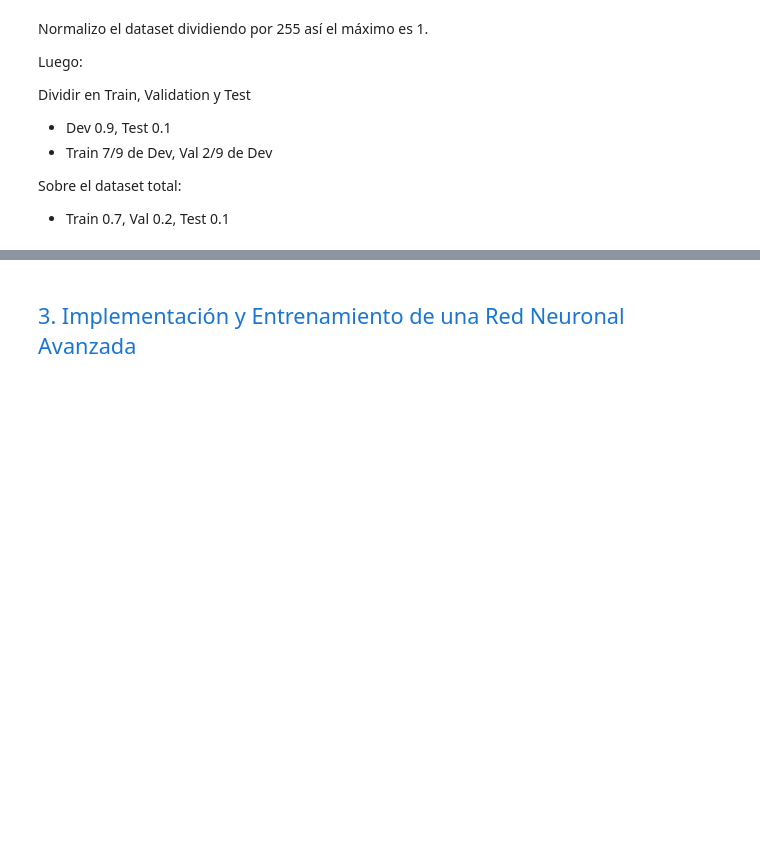
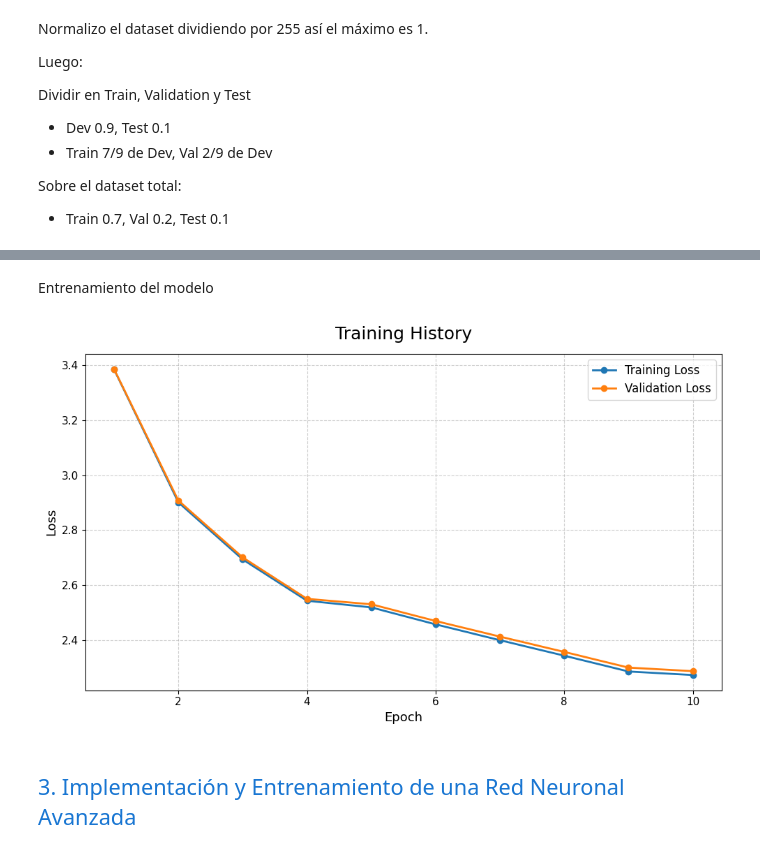
Before and after one commit to mathikneipp/emnist-neural-networks, a Jupyter notebook: notebooks/Entrega_TP3.ipynb, the cells around one changed output, grey strips where cells are left out. Cells and saved outputs as stored; diff of their text form; code cells hidden in the pictures; blank space fills up the shorter version.

```diff
--- a/notebooks/Entrega_TP3.ipynb
+++ b/notebooks/Entrega_TP3.ipynb
@@ -33,0 +41,3 @@ plot_random_images(X_images, image_shape=(28, 28), n=6)
+# %%
+input_dim = X_images.shape[1]
+print("Cantidad de 'features':", input_dim)
@@ -43,7 +55,7 @@ Dividir en Train, Validation y Test
 Sobre el dataset total:
 - Train 0.7, Val 0.2, Test 0.1
 # %%
-X_images, y_images = scaler(X_images), scaler(y_images)
+X_images = scaler(X_images)
 
 # Shuffle and split
 X_dev, y_dev, X_test, y_test = data_split(X_images, y_images, frac=0.8)
@@ -55,3 +78,35 @@ X_train, y_train, X_val, y_val = data_split(X_dev, y_dev, frac=7/9)
+# %%
+layers_m0 = [
+    DenseLayer(
+        input_dim=input_dim,
+        output_dim=128,
+        activation=ReLU(),
+        l2_regularization=0.),
+    DenseLayer(
+        input_dim=128,
+        output_dim=64,
+        activation=ReLU(),
+        l2_regularization=0.),
+    DenseLayer(
+        input_dim=64,
+        output_dim=output_dim,
+        activation=SoftMax(),
+        l2_regularization=0.)
+]
+
+m0 = SecuentialNeuralNetwork(
+    layers_m0,
+    GradientDescent(learning_rate=0.01),
+    CrossEntropy()
+)
+# %% [markdown]
+Entrenamiento del modelo
+# %%
+m0.fit(X=X_train, y=y_train, epochs=10, batch_size=128, X_val=X_val, y_val=y_val)
+# %%
+plot_training_history(m0.fit_loss, m0.val_loss)
+# %% [output]
+[figure, added]
 # %% [markdown]
 <h2 style="color: #1976D2; font-weight: 500">
     3. Implementación y Entrenamiento de una Red Neuronal Avanzada
```
Also changed, not shown: parts of 8 cells of this notebook, 10 other files.
